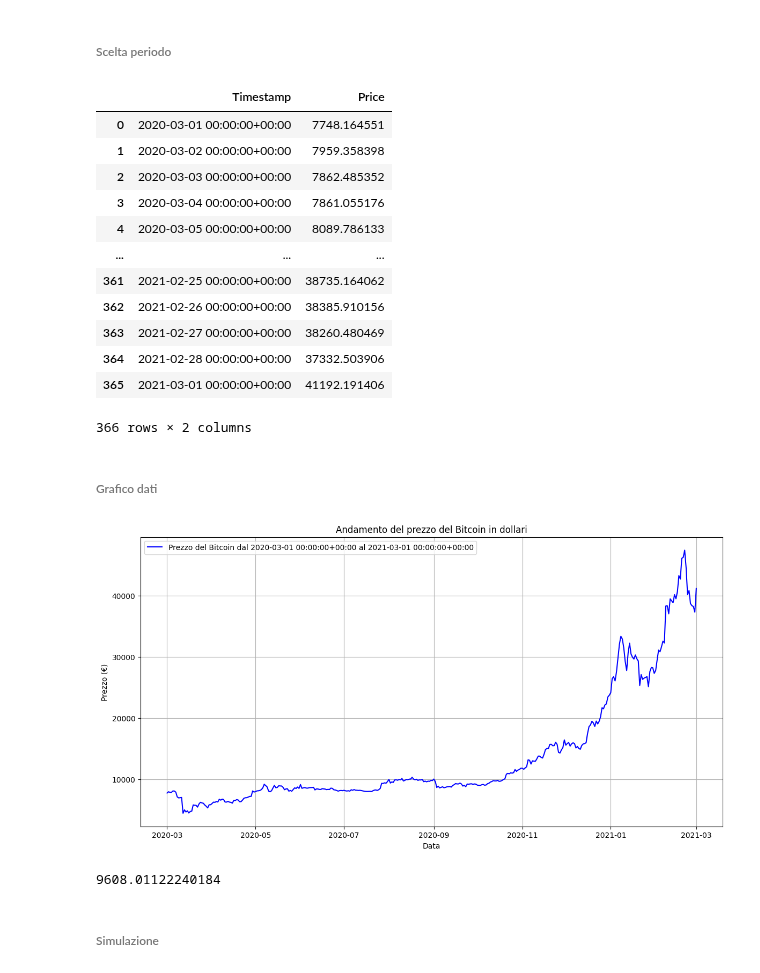
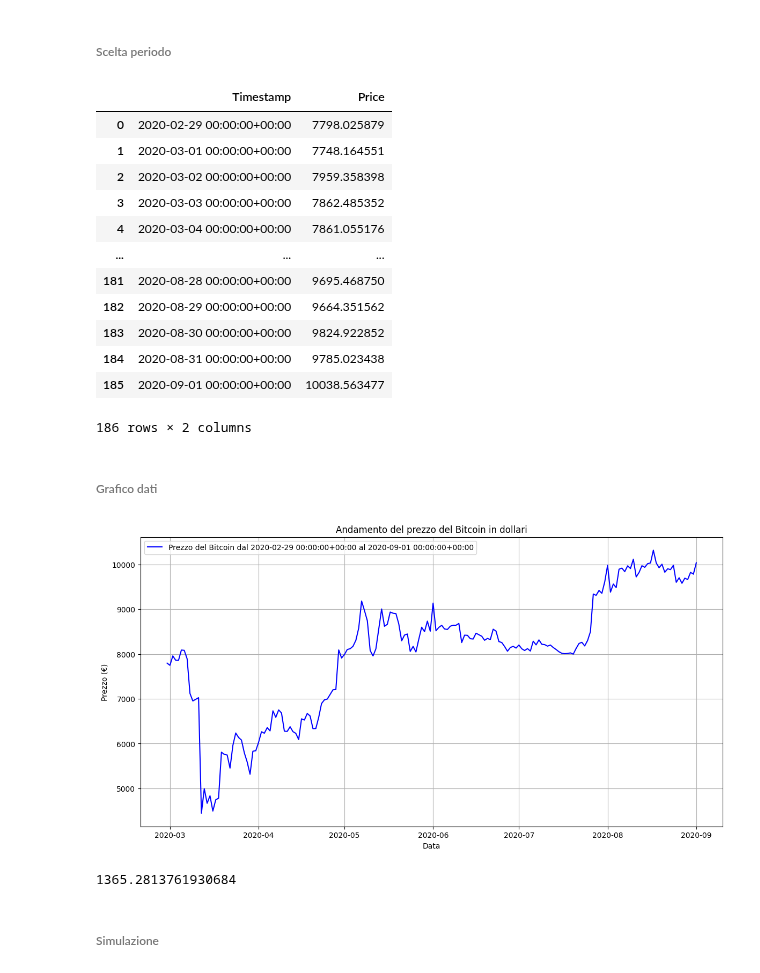
Before and after one commit to AleImbri/Crypto-strategies-simulations, a Jupyter notebook: Trading con supporti e resistenze degli ultimi N giorni.ipynb, the cells around one changed output. Drawn from its saved outputs; the diff is of its cells as text; code cells hidden in the pictures.

```diff
--- a/Trading con supporti e resistenze degli ultimi N giorni.ipynb
+++ b/Trading con supporti e resistenze degli ultimi N giorni.ipynb
@@ -1092,30 +1097,30 @@ dati
 # %% [markdown]
 <h6> Scelta periodo </h6>
 # %%
-data_inizio = '2020-03-01'
-data_fine = '2021-03-01'
+data_inizio = '2020-02-29'
+data_fine = '2020-09-01'
 
 data1 = datetime.strptime(data_inizio, '%Y-%m-%d')
 data2 = datetime.strptime(data_fine, '%Y-%m-%d')
 indice_inizio = dati[dati['Timestamp'] == data_inizio].index[0]
 indice_fine = dati[dati['Timestamp'] == data_fine].index[0]
 dati = dati[indice_inizio:indice_fine + 1]
 dati = dati.reset_index(drop=True)
 dati
 # %% [output]
 |  | Timestamp | Price |
-| 0 | 2020-03-01 00:00:00+00:00 | 7748.164551 |
-| 1 | 2020-03-02 00:00:00+00:00 | 7959.358398 |
-| 2 | 2020-03-03 00:00:00+00:00 | 7862.485352 |
-| 3 | 2020-03-04 00:00:00+00:00 | 7861.055176 |
-| 4 | 2020-03-05 00:00:00+00:00 | 8089.786133 |
+| 0 | 2020-02-29 00:00:00+00:00 | 7798.025879 |
+| 1 | 2020-03-01 00:00:00+00:00 | 7748.164551 |
+| 2 | 2020-03-02 00:00:00+00:00 | 7959.358398 |
+| 3 | 2020-03-03 00:00:00+00:00 | 7862.485352 |
+| 4 | 2020-03-04 00:00:00+00:00 | 7861.055176 |
 | ... | ... | ... |
-| 361 | 2021-02-25 00:00:00+00:00 | 38735.164062 |
-| 362 | 2021-02-26 00:00:00+00:00 | 38385.910156 |
-| 363 | 2021-02-27 00:00:00+00:00 | 38260.480469 |
-| 364 | 2021-02-28 00:00:00+00:00 | 37332.503906 |
-| 365 | 2021-03-01 00:00:00+00:00 | 41192.191406 |
+| 181 | 2020-08-28 00:00:00+00:00 | 9695.468750 |
+| 182 | 2020-08-29 00:00:00+00:00 | 9664.351562 |
+| 183 | 2020-08-30 00:00:00+00:00 | 9824.922852 |
+| 184 | 2020-08-31 00:00:00+00:00 | 9785.023438 |
+| 185 | 2020-09-01 00:00:00+00:00 | 10038.563477 |
-366 rows × 2 columns
+186 rows × 2 columns
 # %% [markdown]
 <h6> Grafico dati </h6>
 # %%
@@ -1131,11 +1136,11 @@ plt.legend()
 plt.grid(True)
 plt.show()
 # %% [output]
-[figure, old version]
+[figure, new version]
 # %%
 dati['Price'].std()
 # %% [output]
-9608.01122240184
+1365.2813761930684
 # %% [markdown]
 <h6> Simulazione </h6>
 # %%
```
Also changed, not shown: parts of 7 cells of this notebook, 12 other files.
